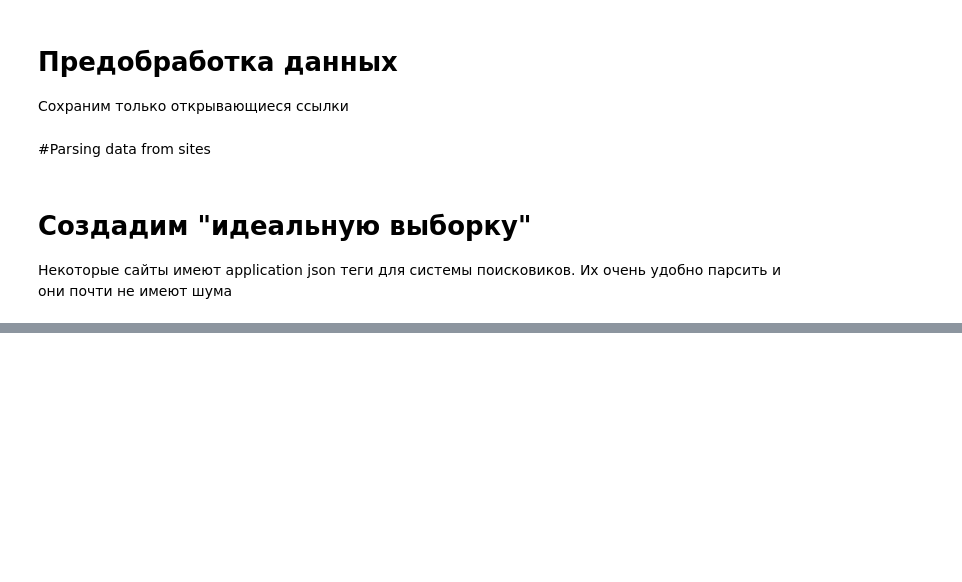
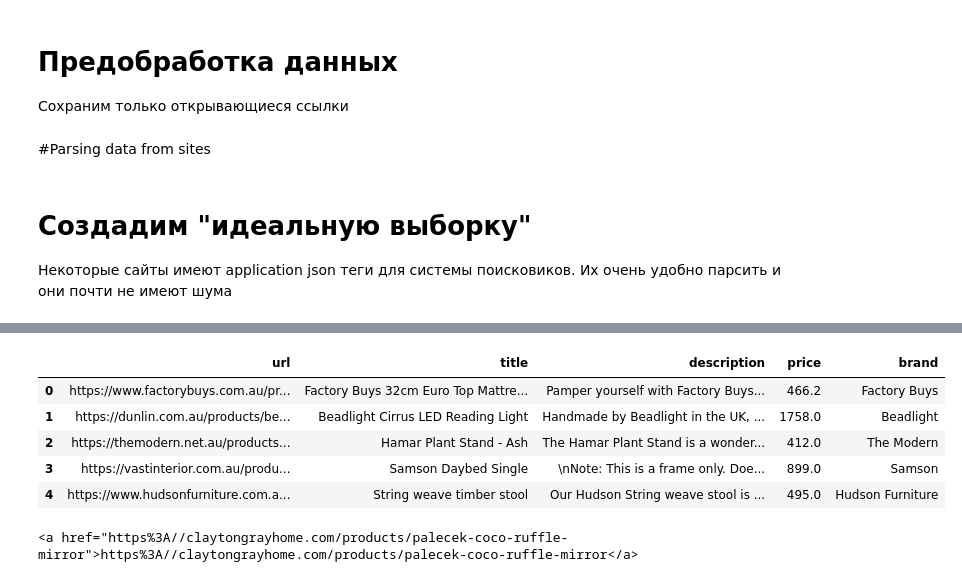
Before and after one commit to PigStep/NER_based-ML-furniture-store-extraction, a Jupyter notebook: notebook.ipynb, the cells around one changed output, grey strips where cells are left out. Cells and saved outputs as stored; diff of their text form; code cells hidden in the pictures; blank space fills up the shorter version.

```diff
--- a/notebook.ipynb
+++ b/notebook.ipynb
@@ -162,0 +145,11 @@ Dataset created and saved succseffully as 'JSON_train_data.csv'
+# %%
+#Создадим датасет для ручной разметки
+manual_df = pd.read_csv("JSON_train_data.csv",index_col=0)
+manual_df.head()
+# %% [output]
+|  | url | title | description | price | brand |
+| 0 | https://www.factorybuys.com.au/pr... | Factory Buys 32cm Euro Top Mattre... | Pamper yourself with Factory Buys... | 466.2 | Factory Buys |
+| 1 | https://dunlin.com.au/products/be... | Beadlight Cirrus LED Reading Light | Handmade by Beadlight in the UK, ... | 1758.0 | Beadlight |
+| 2 | https://themodern.net.au/products... | Hamar Plant Stand - Ash | The Hamar Plant Stand is a wonder... | 412.0 | The Modern |
+| 3 | https://vastinterior.com.au/produ... | Samson Daybed Single | \nNote: This is a frame only. Doe... | 899.0 | Samson |
+| 4 | https://www.hudsonfurniture.com.a... | String weave timber stool | Our Hudson String weave stool is ... | 495.0 | Hudson Furniture |
@@ -162,0 +164,5 @@ Dataset created and saved succseffully as 'JSON_train_data.csv'
+# %%
+url = quote(manual_df.iloc[0].url)
+print(f'<a href="{url}">{url}</a>')
+# %% [output]
+<a href="https%3A//claytongrayhome.com/products/palecek-coco-ruffle-mirror">https%3A//claytongrayhome.com/products/palecek-coco-ruffle-mirror</a>
```
Also changed, not shown: parts of 8 cells of this notebook.
